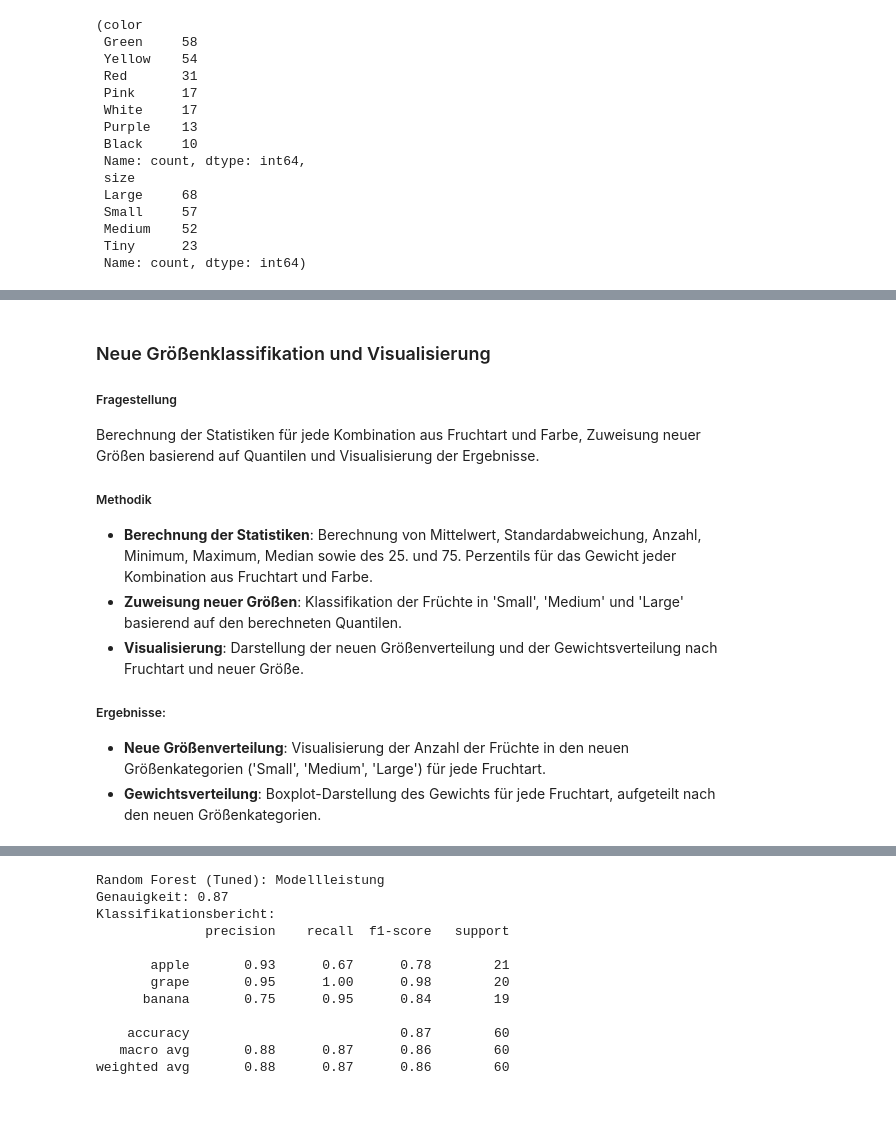
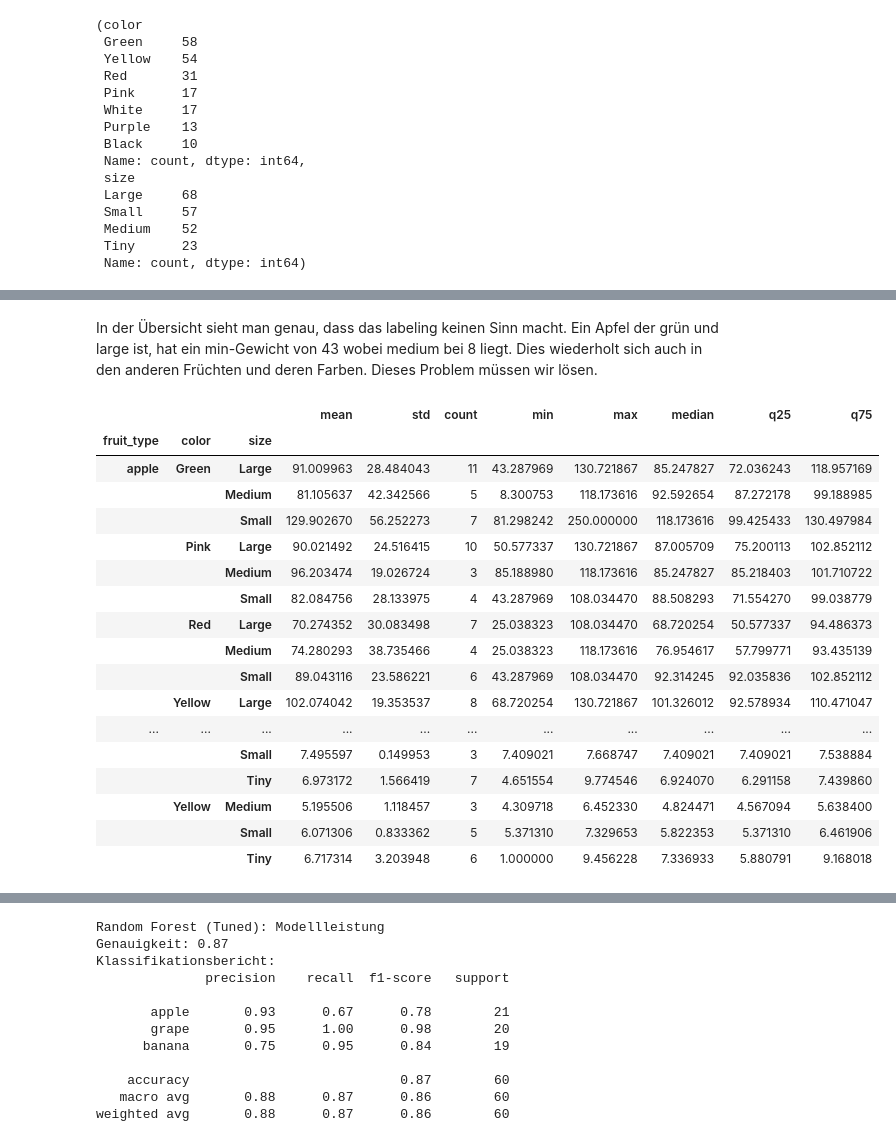
Before and after one commit to soma1034/PythonProject, a Jupyter notebook: scripts/fruits_relabeled_model.ipynb, the cells around one changed output, grey strips where cells are left out. Saved outputs shown, nothing was run; the diff lists cells and outputs as text; code cells hidden in the pictures; blank space fills up the shorter version.

```diff
--- a/scripts/fruits_relabeled_model.ipynb
+++ b/scripts/fruits_relabeled_model.ipynb
@@ -195,14 +165,24 @@ fruit_stats
-# %% [markdown]
-### Neue Größenklassifikation und Visualisierung
-
-##### Fragestellung
-Berechnung der Statistiken für jede Kombination aus Fruchtart und Farbe, Zuweisung neuer Größen basierend auf Quantilen und Visualisierung der Ergebnisse.
-
-##### Methodik
-- **Berechnung der Statistiken**: Berechnung von Mittelwert, Standardabweichung, Anzahl, Minimum, Maximum, Median sowie des 25. und 75. Perzentils für das Gewicht jeder Kombination aus Fruchtart und Farbe.
-- **Zuweisung neuer Größen**: Klassifikation der Früchte in 'Small', 'Medium' und 'Large' basierend auf den berechneten Quantilen.
-- **Visualisierung**: Darstellung der neuen Größenverteilung und der Gewichtsverteilung nach Fruchtart und neuer Größe.
-
-##### Ergebnisse:
-- **Neue Größenverteilung**: Visualisierung der Anzahl der Früchte in den neuen Größenkategorien ('Small', 'Medium', 'Large') für jede Fruchtart.
-- **Gewichtsverteilung**: Boxplot-Darstellung des Gewichts für jede Fruchtart, aufgeteilt nach den neuen Größenkategorien.
+# %% [markdown]
+
+In der Übersicht sieht man genau, dass das labeling keinen Sinn macht. Ein Apfel der grün und large ist, hat ein min-Gewicht von 43 wobei medium bei 8 liegt. Dies wiederholt sich auch in den anderen Früchten und deren Farben. Dieses Problem müssen wir lösen.
+# %%
+fruit_stats_old_label
+# %% [output]
+|  |  |  | mean | std | count | min | max | median | q25 | q75 |
+| fruit_type | color | size |  |  |  |  |  |  |  |  |
+| apple | Green | Large | 91.009963 | 28.484043 | 11 | 43.287969 | 130.721867 | 85.247827 | 72.036243 | 118.957169 |
+|  |  | Medium | 81.105637 | 42.342566 | 5 | 8.300753 | 118.173616 | 92.592654 | 87.272178 | 99.188985 |
+|  |  | Small | 129.902670 | 56.252273 | 7 | 81.298242 | 250.000000 | 118.173616 | 99.425433 | 130.497984 |
+|  | Pink | Large | 90.021492 | 24.516415 | 10 | 50.577337 | 130.721867 | 87.005709 | 75.200113 | 102.852112 |
+|  |  | Medium | 96.203474 | 19.026724 | 3 | 85.188980 | 118.173616 | 85.247827 | 85.218403 | 101.710722 |
+|  |  | Small | 82.084756 | 28.133975 | 4 | 43.287969 | 108.034470 | 88.508293 | 71.554270 | 99.038779 |
+|  | Red | Large | 70.274352 | 30.083498 | 7 | 25.038323 | 108.034470 | 68.720254 | 50.577337 | 94.486373 |
+|  |  | Medium | 74.280293 | 38.735466 | 4 | 25.038323 | 118.173616 | 76.954617 | 57.799771 | 93.435139 |
+|  |  | Small | 89.043116 | 23.586221 | 6 | 43.287969 | 108.034470 | 92.314245 | 92.035836 | 102.852112 |
+|  | Yellow | Large | 102.074042 | 19.353537 | 8 | 68.720254 | 130.721867 | 101.326012 | 92.578934 | 110.471047 |
+| ... | ... | ... | ... | ... | ... | ... | ... | ... | ... | ... |
+|  |  | Small | 7.495597 | 0.149953 | 3 | 7.409021 | 7.668747 | 7.409021 | 7.409021 | 7.538884 |
+|  |  | Tiny | 6.973172 | 1.566419 | 7 | 4.651554 | 9.774546 | 6.924070 | 6.291158 | 7.439860 |
+|  | Yellow | Medium | 5.195506 | 1.118457 | 3 | 4.309718 | 6.452330 | 4.824471 | 4.567094 | 5.638400 |
+|  |  | Small | 6.071306 | 0.833362 | 5 | 5.371310 | 7.329653 | 5.822353 | 5.371310 | 6.461906 |
+|  |  | Tiny | 6.717314 | 3.203948 | 6 | 1.000000 | 9.456228 | 7.336933 | 5.880791 | 9.168018 |
```
Also changed, not shown: parts of 40 cells of this notebook.
